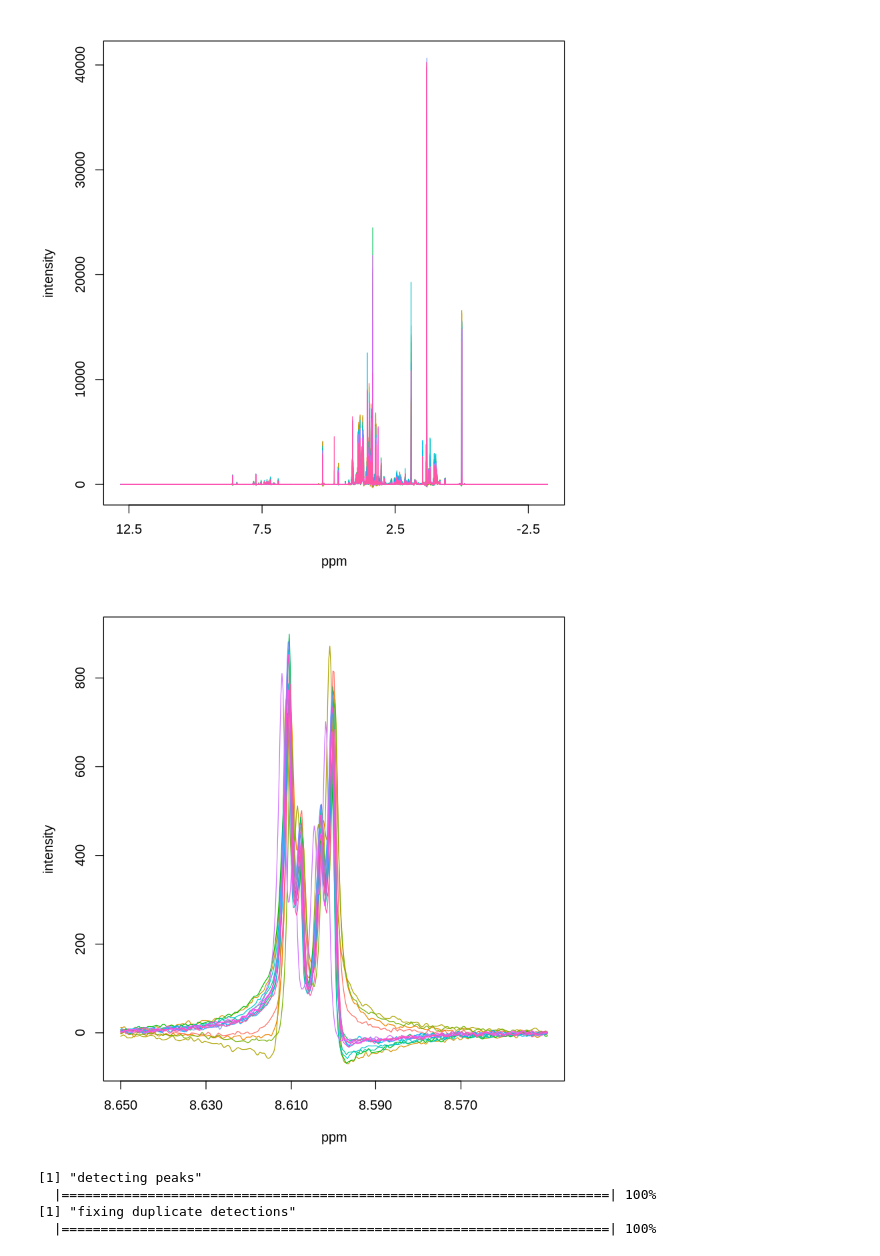
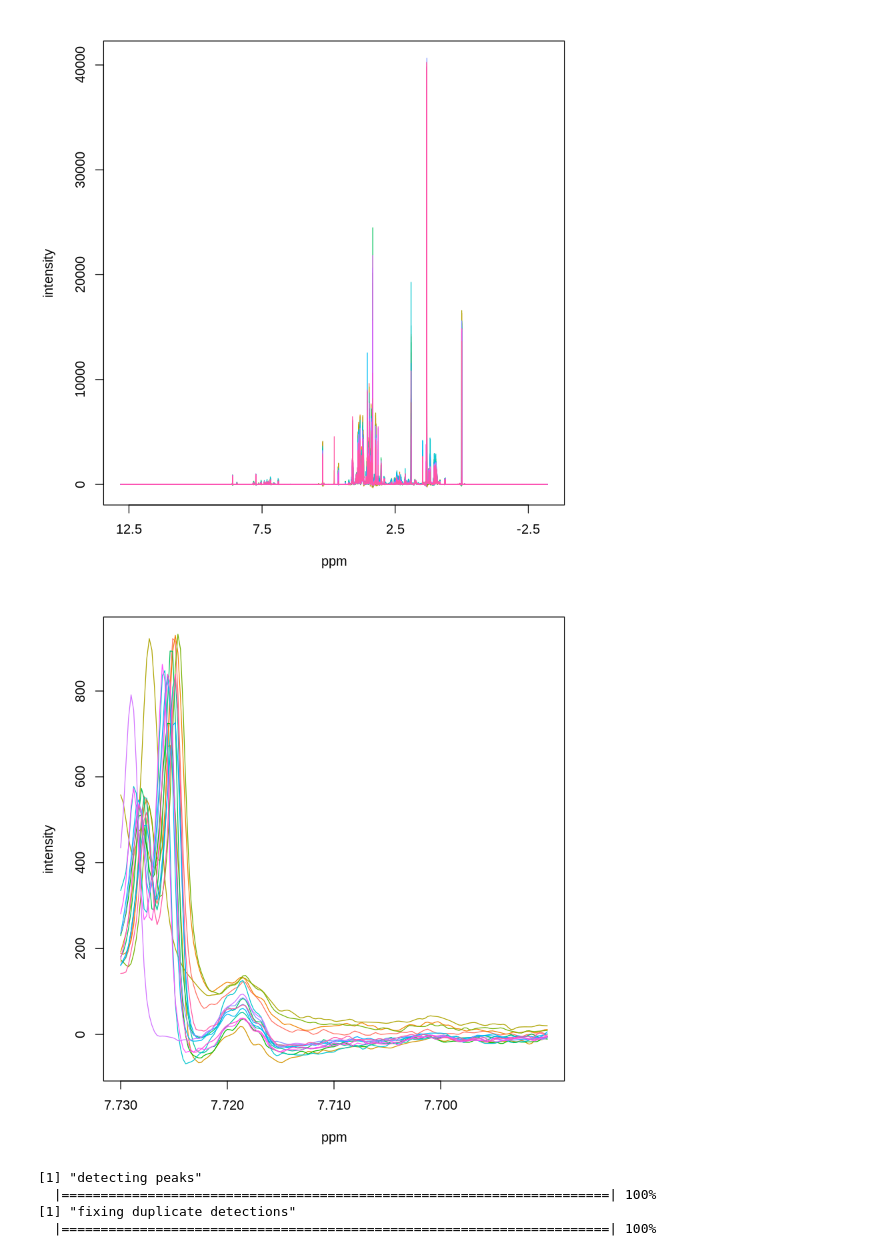
Before and after one commit to mkohram/arion, a Jupyter notebook: notebooks/arion_speaq.R.ipynb, the cells around one changed output. Saved outputs shown, nothing was run; the diff lists cells and outputs as text; code cells hidden in the pictures.

```diff
--- a/notebooks/arion_speaq.R.ipynb
+++ b/notebooks/arion_speaq.R.ipynb
@@ -17,15 +17,15 @@ speaq::drawSpecPPM(Y.spec = spectra,
 # %%
 # small excerpt by defining the region of interest
 speaq::drawSpecPPM(Y.spec = spectra,
                    X.ppm = ppm,
                    legend.extra.x = 1.05,
                    legend.extra.y = 1.0,
-                   ROI.ppm = 8.6,
+                   ROI.ppm = 7.71,
                    ROI = NULL,
-                   roiWidth.ppm = 0.05,
+                   roiWidth.ppm = 0.02,
                    legendpos = "topright" )
 # %% [output]
-[figure, old version]
+[figure, new version]
 # %%
 peaks <- speaq::getWaveletPeaks(Y.spec=spectra,
                                      X.ppm=ppm,
```
Also changed, not shown: parts of 26 cells of this notebook, 1 other file.
